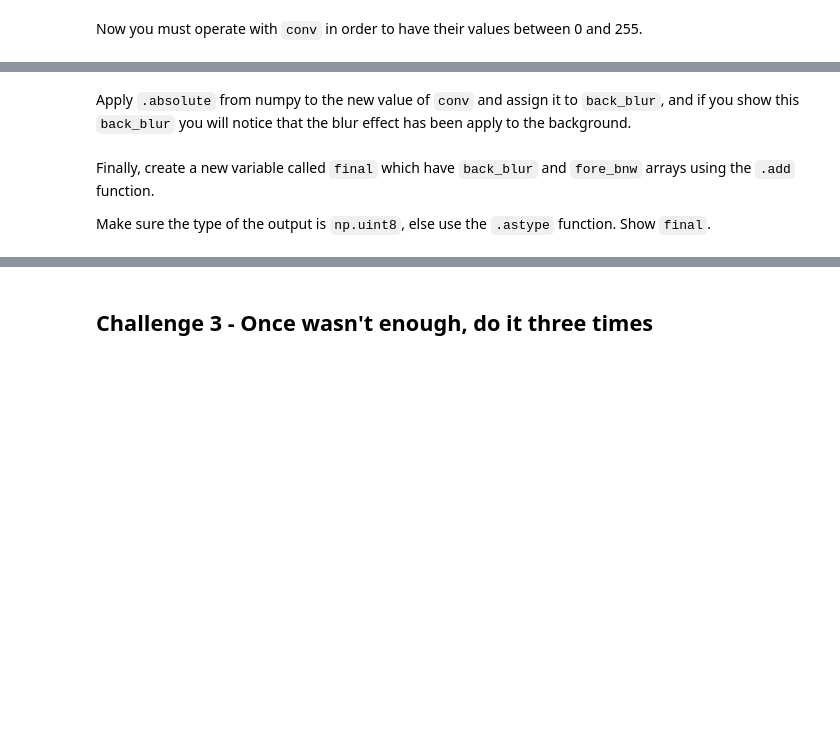
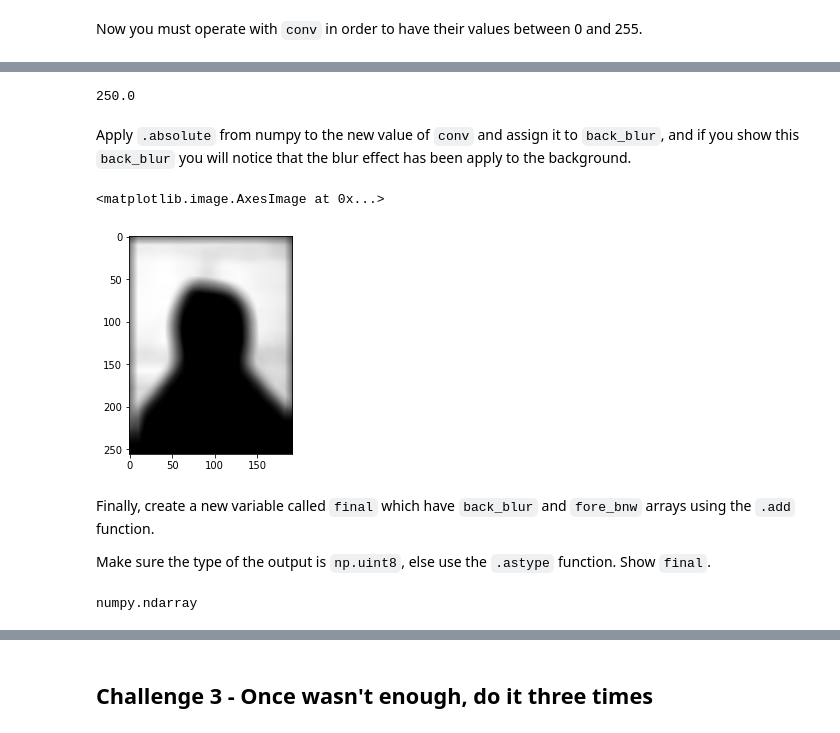
Before and after one commit to adrianacoca/lab-image-segmentation, a Jupyter notebook: main.ipynb, the cells around one changed output, grey strips where cells are left out. Saved outputs shown, nothing was run; the diff lists cells and outputs as text; code cells hidden in the pictures; blank space fills up the shorter version.

```diff
--- a/main.ipynb
+++ b/main.ipynb
@@ -150,0 +167,5 @@ Now you must operate with `conv` in order to have their values between 0 and 255
+# %%
+conv_max = np.amax(conv)
+
+conv = conv / (conv_max / 250)
+conv
@@ -151,2 +186,6 @@ Now you must operate with `conv` in order to have their values between 0 and 255
+# %%
+np.amax(conv)
+# %% [output]
+250.0
 # %% [markdown]
 Apply `.absolute` from numpy to the new value of `conv` and assign it to `back_blur`, and if you show this `back_blur` you will notice that the blur effect has been apply to the background.
@@ -155,3 +192,9 @@ Apply `.absolute` from numpy to the new value of `conv` and assign it to `back_b
+# %%
+back_blur = np.absolute(conv)
+plt.imshow(back_blur, cmap="gray")
+# %% [output]
+<matplotlib.image.AxesImage at 0x...>
+[figure, added]
 # %% [markdown]
 Finally, create a new variable called `final` which have `back_blur` and `fore_bnw` arrays using the `.add` function.
 
@@ -160,0 +202,5 @@ Make sure the type of the output is `np.uint8`, else use the `.astype` function.
+# %%
+final = np.add(back_blur, fore_bnw).astype(int)
+type(final)
+# %% [output]
+numpy.ndarray
```
Also changed, not shown: parts of 17 cells of this notebook.
